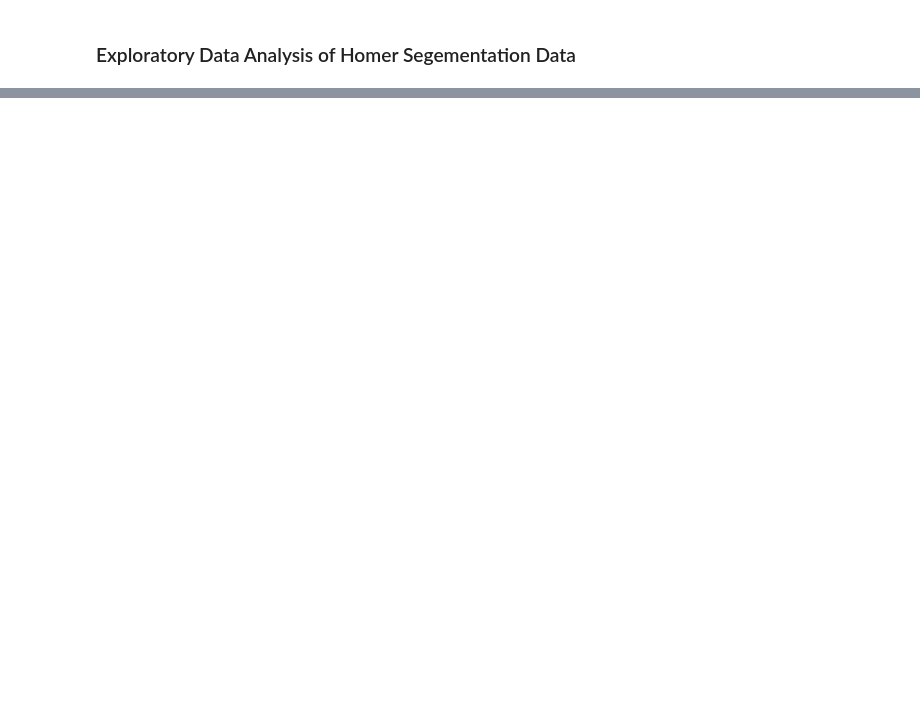
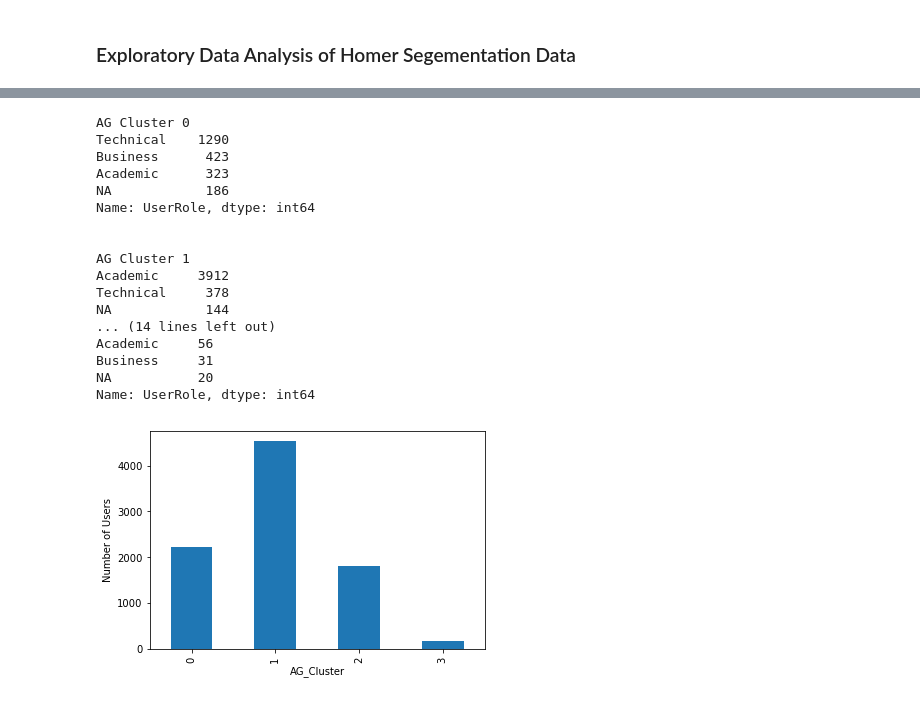
Before and after one commit to Stuart-D-King/homer_segmentation, a Jupyter notebook: homer_eda.ipynb, the cells around one changed output, grey strips where cells are left out. Drawn from its saved outputs; the diff is of its cells as text; code cells hidden in the pictures; blank space fills up the shorter version.

```diff
--- a/homer_eda.ipynb
+++ b/homer_eda.ipynb
@@ -266,0 +130,62 @@ Best run was number 5
+# %%
+# User clusters by clustering algorithm
+AG_0_u = df_users_clustered[df_users_clustered['AG_Cluster'] == 0]
+AG_1_u = df_users_clustered[df_users_clustered['AG_Cluster'] == 1]
+AG_2_u = df_users_clustered[df_users_clustered['AG_Cluster'] == 2]
+AG_3_u = df_users_clustered[df_users_clustered['AG_Cluster'] == 3]
+
+KM_0_u = df_users_clustered[df_users_clustered['KM_Cluster'] == 0]
+KM_1_u = df_users_clustered[df_users_clustered['KM_Cluster'] == 1]
+KM_2_u = df_users_clustered[df_users_clustered['KM_Cluster'] == 2]
+KM_3_u = df_users_clustered[df_users_clustered['KM_Cluster'] == 3]
+
+GM_0_u = df_users_clustered[df_users_clustered['GM_Cluster'] == 0]
+GM_1_u = df_users_clustered[df_users_clustered['GM_Cluster'] == 1]
+GM_2_u = df_users_clustered[df_users_clustered['GM_Cluster'] == 2]
+GM_3_u = df_users_clustered[df_users_clustered['GM_Cluster'] == 3]
+
+# Simulation clusters by clustering algorithm
+KM_0_s = df_users_clustered[df_users_clustered['KM_Cluster'] == 0]
+KM_1_s = df_users_clustered[df_users_clustered['KM_Cluster'] == 1]
+KM_2_s = df_users_clustered[df_users_clustered['KM_Cluster'] == 2]
+KM_3_s = df_users_clustered[df_users_clustered['KM_Cluster'] == 3]
+
+GM_0_s = df_users_clustered[df_users_clustered['GM_Cluster'] == 0]
+GM_1_s = df_users_clustered[df_users_clustered['GM_Cluster'] == 1]
+GM_2_s = df_users_clustered[df_users_clustered['GM_Cluster'] == 2]
+GM_3_s = df_users_clustered[df_users_clustered['GM_Cluster'] == 3]
+# %%
+# User role distributions per cluster
+print('AG Cluster 0')
+print(AG_0_u.UserRole.value_counts(dropna=False))
+print('\n')
+print('AG Cluster 1')
+print(AG_1_u.UserRole.value_counts(dropna=False))
+print('\n')
+print('AG Cluster 2')
+print(AG_2_u.UserRole.value_counts(dropna=False))
+print('\n')
+print('AG Cluster 3')
+print(AG_3_u.UserRole.value_counts(dropna=False))
+
+grp = df_users_clustered.groupby('AG_Cluster')['UserRole'].count()
+grp.plot(kind='bar').set_ylabel('Number of Users');
+# %% [output]
+AG Cluster 0
+Technical    1290
+Business      423
+Academic      323
+NA            186
+Name: UserRole, dtype: int64
+
+
+AG Cluster 1
+Academic     3912
+Technical     378
+NA            144
+... (14 lines left out)
+Academic     56
+Business     31
+NA           20
+Name: UserRole, dtype: int64
+[figure, added]
```
Also changed, not shown: parts of 47 cells of this notebook, 3 other files.
